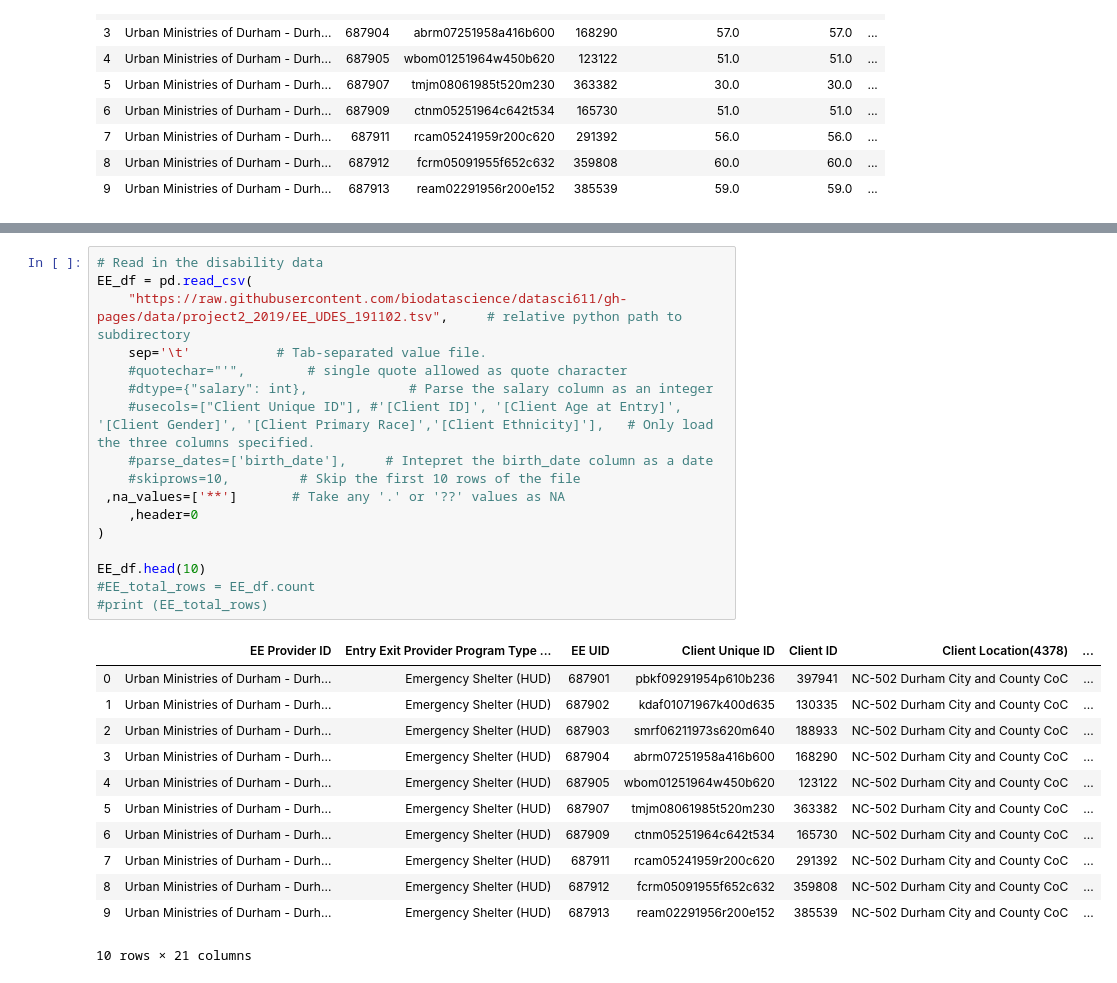
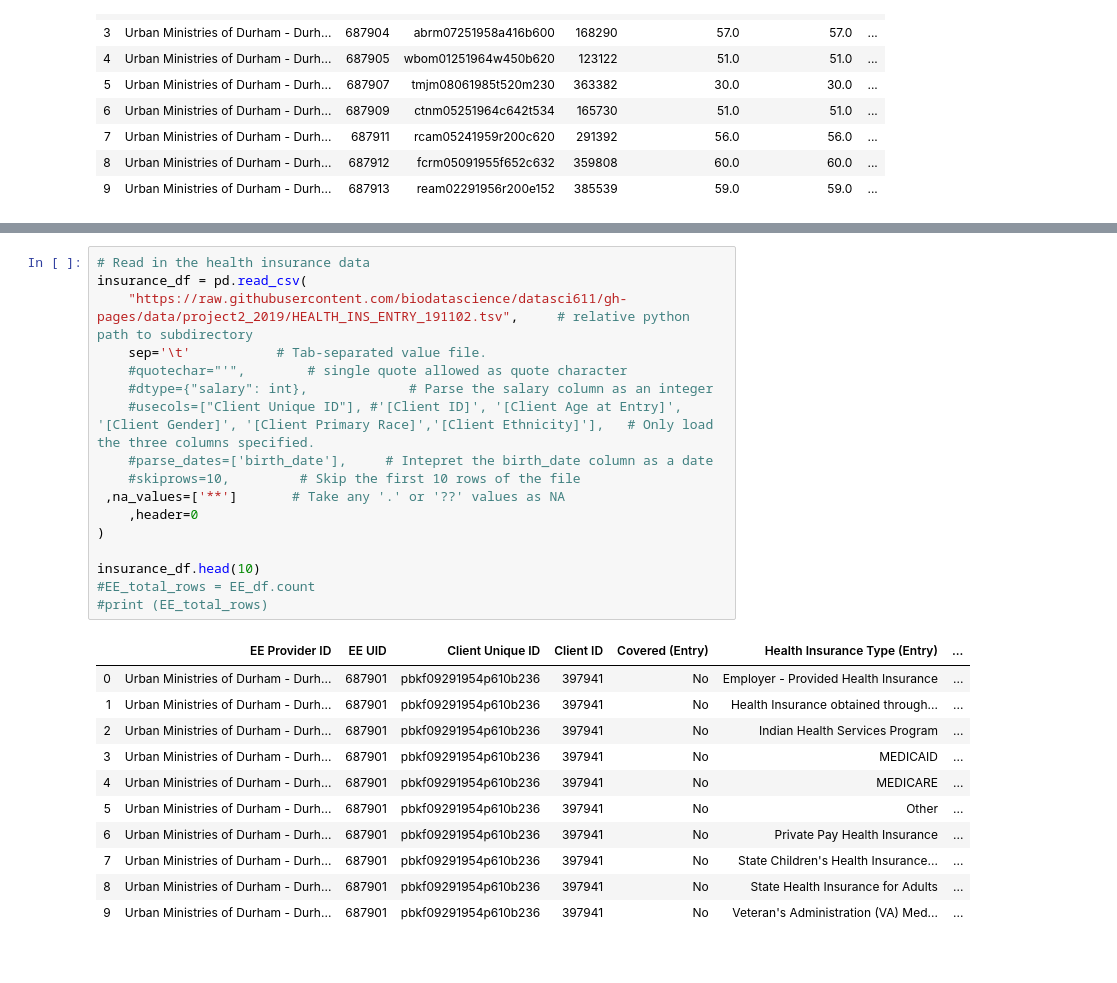
Before and after one commit to meaganfoster/bios611-projects-fall-2019-mlfoste1, a Jupyter notebook: Project_3/pandas_project3.ipynb, the cells around one changed output, grey strips where cells are left out. Drawn from its saved outputs; the diff is of its cells as text.

```diff
--- a/Project_3/pandas_project3.ipynb
+++ b/Project_3/pandas_project3.ipynb
@@ -63,30 +93,29 @@ disability_df.head(10)
 # %%
-# Read in the disability data
-EE_df = pd.read_csv(
-    "https://raw.githubusercontent.com/biodatascience/datasci611/gh-pages/data/project2_2019/EE_UDES_191102.tsv",     # relative python path to subdirectory
+# Read in the health insurance data
+insurance_df = pd.read_csv(
+    "https://raw.githubusercontent.com/biodatascience/datasci611/gh-pages/data/project2_2019/HEALTH_INS_ENTRY_191102.tsv",     # relative python path to subdirectory
     sep='\t'           # Tab-separated value file.
     #quotechar="'",        # single quote allowed as quote character
     #dtype={"salary": int},             # Parse the salary column as an integer
     #usecols=["Client Unique ID"], #'[Client ID]', '[Client Age at Entry]', '[Client Gender]', '[Client Primary Race]','[Client Ethnicity]'],   # Only load the three columns specified.
     #parse_dates=['birth_date'],     # Intepret the birth_date column as a date
     #skiprows=10,         # Skip the first 10 rows of the file
  ,na_values=['**']       # Take any '.' or '??' values as NA
     ,header=0
 )
 
-EE_df.head(10)
+insurance_df.head(10)
 #EE_total_rows = EE_df.count
 #print (EE_total_rows)
 # %% [output]
-|  | EE Provider ID | Entry Exit Provider Program Type ... | EE UID | Client Unique ID | Client ID | Client Location(4378) | ... |
-| 0 | Urban Ministries of Durham - Durh... | Emergency Shelter (HUD) | 687901 | pbkf09291954p610b236 | 397941 | NC-502 Durham City and County CoC | ... |
-| 1 | Urban Ministries of Durham - Durh... | Emergency Shelter (HUD) | 687902 | kdaf01071967k400d635 | 130335 | NC-502 Durham City and County CoC | ... |
-| 2 | Urban Ministries of Durham - Durh... | Emergency Shelter (HUD) | 687903 | smrf06211973s620m640 | 188933 | NC-502 Durham City and County CoC | ... |
-| 3 | Urban Ministries of Durham - Durh... | Emergency Shelter (HUD) | 687904 | abrm07251958a416b600 | 168290 | NC-502 Durham City and County CoC | ... |
-| 4 | Urban Ministries of Durham - Durh... | Emergency Shelter (HUD) | 687905 | wbom01251964w450b620 | 123122 | NC-502 Durham City and County CoC | ... |
-| 5 | Urban Ministries of Durham - Durh... | Emergency Shelter (HUD) | 687907 | tmjm08061985t520m230 | 363382 | NC-502 Durham City and County CoC | ... |
-| 6 | Urban Ministries of Durham - Durh... | Emergency Shelter (HUD) | 687909 | ctnm05251964c642t534 | 165730 | NC-502 Durham City and County CoC | ... |
-| 7 | Urban Ministries of Durham - Durh... | Emergency Shelter (HUD) | 687911 | rcam05241959r200c620 | 291392 | NC-502 Durham City and County CoC | ... |
-| 8 | Urban Ministries of Durham - Durh... | Emergency Shelter (HUD) | 687912 | fcrm05091955f652c632 | 359808 | NC-502 Durham City and County CoC | ... |
-| 9 | Urban Ministries of Durham - Durh... | Emergency Shelter (HUD) | 687913 | ream02291956r200e152 | 385539 | NC-502 Durham City and County CoC | ... |
+|  | EE Provider ID | EE UID | Client Unique ID | Client ID | Covered (Entry) | Health Insurance Type (Entry) | ... |
+| 0 | Urban Ministries of Durham - Durh... | 687901 | pbkf09291954p610b236 | 397941 | No | Employer - Provided Health Insurance | ... |
+| 1 | Urban Ministries of Durham - Durh... | 687901 | pbkf09291954p610b236 | 397941 | No | Health Insurance obtained through... | ... |
+| 2 | Urban Ministries of Durham - Durh... | 687901 | pbkf09291954p610b236 | 397941 | No | Indian Health Services Program | ... |
+| 3 | Urban Ministries of Durham - Durh... | 687901 | pbkf09291954p610b236 | 397941 | No | MEDICAID | ... |
+| 4 | Urban Ministries of Durham - Durh... | 687901 | pbkf09291954p610b236 | 397941 | No | MEDICARE | ... |
+| 5 | Urban Ministries of Durham - Durh... | 687901 | pbkf09291954p610b236 | 397941 | No | Other | ... |
+| 6 | Urban Ministries of Durham - Durh... | 687901 | pbkf09291954p610b236 | 397941 | No | Private Pay Health Insurance | ... |
+| 7 | Urban Ministries of Durham - Durh... | 687901 | pbkf09291954p610b236 | 397941 | No | State Children's Health Insurance... | ... |
+| 8 | Urban Ministries of Durham - Durh... | 687901 | pbkf09291954p610b236 | 397941 | No | State Health Insurance for Adults | ... |
+| 9 | Urban Ministries of Durham - Durh... | 687901 | pbkf09291954p610b236 | 397941 | No | Veteran's Administration (VA) Med... | ... |
-10 rows × 21 columns
```
Also changed, not shown: parts of 2 cells of this notebook.
